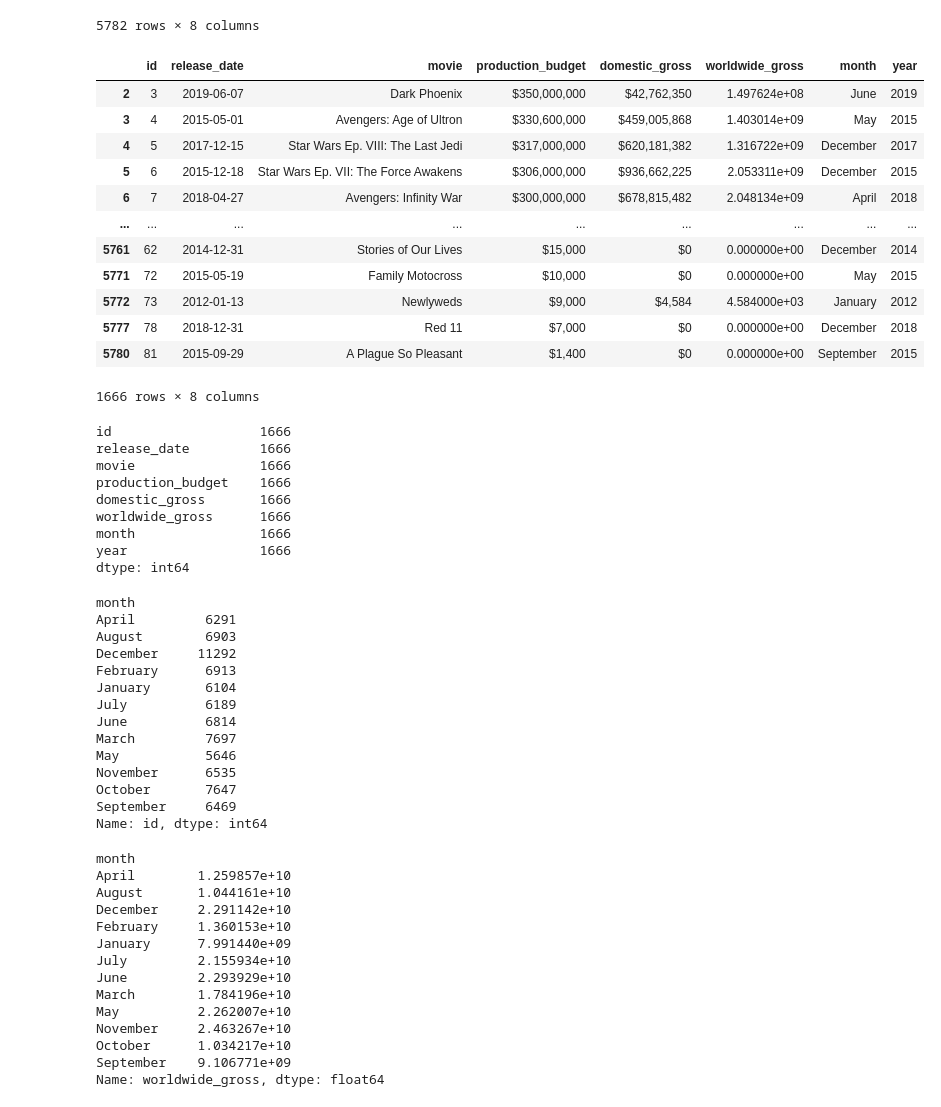
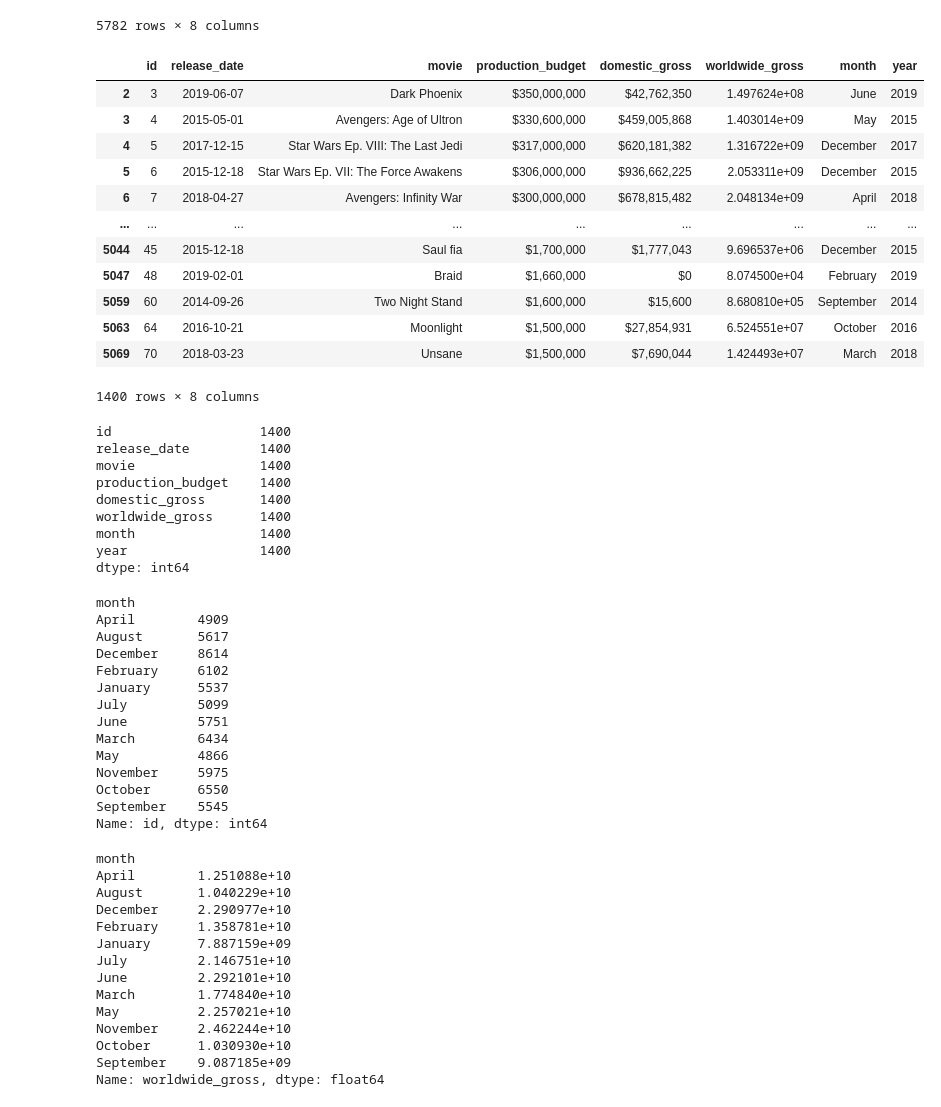
Before and after one commit to omunozsanchezdeloitte/Capstone---LPod-3, a Jupyter notebook: index.ipynb, the cells around one changed output. Saved outputs shown, nothing was run; the diff lists cells and outputs as text; code cells hidden in the pictures.

Commit message:
Added budget filtering and fixed error on the notebook

```diff
--- a/index.ipynb
+++ b/index.ipynb
@@ -256,33 +258,33 @@ budgets
 5782 rows × 8 columns
 # %%
 # we filter the data to get relevant information
-recent_movies = budgets.query("year >= 2012")
+recent_movies =  budgets.query("year >= 2012").iloc[:1400]
 recent_movies
 # %% [output]
 |  | id | release_date | movie | production_budget | domestic_gross | worldwide_gross | month | year |
 | 2 | 3 | 2019-06-07 | Dark Phoenix | $350,000,000 | $42,762,350 | 1.497624e+08 | June | 2019 |
 | 3 | 4 | 2015-05-01 | Avengers: Age of Ultron | $330,600,000 | $459,005,868 | 1.403014e+09 | May | 2015 |
 | 4 | 5 | 2017-12-15 | Star Wars Ep. VIII: The Last Jedi | $317,000,000 | $620,181,382 | 1.316722e+09 | December | 2017 |
 | 5 | 6 | 2015-12-18 | Star Wars Ep. VII: The Force Awakens | $306,000,000 | $936,662,225 | 2.053311e+09 | December | 2015 |
 | 6 | 7 | 2018-04-27 | Avengers: Infinity War | $300,000,000 | $678,815,482 | 2.048134e+09 | April | 2018 |
 | ... | ... | ... | ... | ... | ... | ... | ... | ... |
-| 5761 | 62 | 2014-12-31 | Stories of Our Lives | $15,000 | $0 | 0.000000e+00 | December | 2014 |
-| 5771 | 72 | 2015-05-19 | Family Motocross | $10,000 | $0 | 0.000000e+00 | May | 2015 |
-| 5772 | 73 | 2012-01-13 | Newlyweds | $9,000 | $4,584 | 4.584000e+03 | January | 2012 |
-| 5777 | 78 | 2018-12-31 | Red 11 | $7,000 | $0 | 0.000000e+00 | December | 2018 |
-| 5780 | 81 | 2015-09-29 | A Plague So Pleasant | $1,400 | $0 | 0.000000e+00 | September | 2015 |
+| 5044 | 45 | 2015-12-18 | Saul fia | $1,700,000 | $1,777,043 | 9.696537e+06 | December | 2015 |
+| 5047 | 48 | 2019-02-01 | Braid | $1,660,000 | $0 | 8.074500e+04 | February | 2019 |
+| 5059 | 60 | 2014-09-26 | Two Night Stand | $1,600,000 | $15,600 | 8.680810e+05 | September | 2014 |
+| 5063 | 64 | 2016-10-21 | Moonlight | $1,500,000 | $27,854,931 | 6.524551e+07 | October | 2016 |
+| 5069 | 70 | 2018-03-23 | Unsane | $1,500,000 | $7,690,044 | 1.424493e+07 | March | 2018 |
-1666 rows × 8 columns
+1400 rows × 8 columns
 # %%
 recent_movies.count()
 # %% [output]
-id                   1666
-release_date         1666
-movie                1666
-production_budget    1666
-domestic_gross       1666
-worldwide_gross      1666
-month                1666
-year                 1666
+id                   1400
+release_date         1400
+movie                1400
+production_budget    1400
+domestic_gross       1400
+worldwide_gross      1400
+month                1400
+year                 1400
 dtype: int64
 # %%
 #we grouped the data by moth so we can have the worldwide gross per month
@@ -293,36 +295,36 @@ grouped_recent = recent_movies.groupby('month')
 grouped_recent['id'].sum()
 # %% [output]
 month
-April         6291
-August        6903
-December     11292
-February      6913
-January       6104
-July          6189
-June          6814
-March         7697
-May           5646
-November      6535
-October       7647
-September     6469
+April        4909
+August       5617
+December     8614
+February     6102
+January      5537
+July         5099
+June         5751
+March        6434
+May          4866
+November     5975
+October      6550
+September    5545
 Name: id, dtype: int64
 # %%
 #the sum of the gross per month
-grouped_recent['worldwide_gross'].sum()|
+grouped_recent['worldwide_gross'].sum()
 # %% [output]
 month
-April        1.259857e+10
-August       1.044161e+10
-December     2.291142e+10
-February     1.360153e+10
-January      7.991440e+09
-July         2.155934e+10
-June         2.293929e+10
-March        1.784196e+10
-May          2.262007e+10
-November     2.463267e+10
-October      1.034217e+10
-September    9.106771e+09
+April        1.251088e+10
+August       1.040229e+10
+December     2.290977e+10
+February     1.358781e+10
+January      7.887159e+09
+July         2.146751e+10
+June         2.292101e+10
+March        1.774840e+10
+May          2.257021e+10
+November     2.462244e+10
+October      1.030930e+10
+September    9.087185e+09
 Name: worldwide_gross, dtype: float64
 # %%
 #the mean of the gross per month ordered
```
Also changed, not shown: parts of 2 cells of this notebook.
